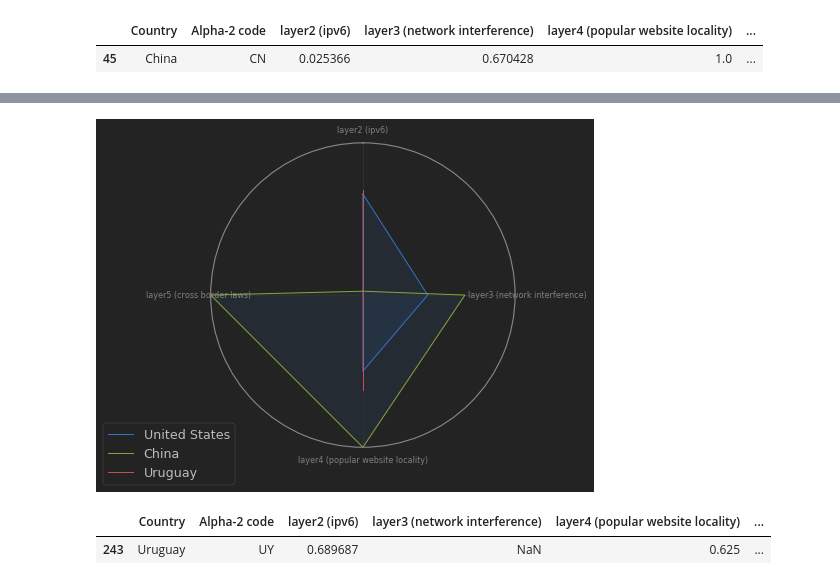
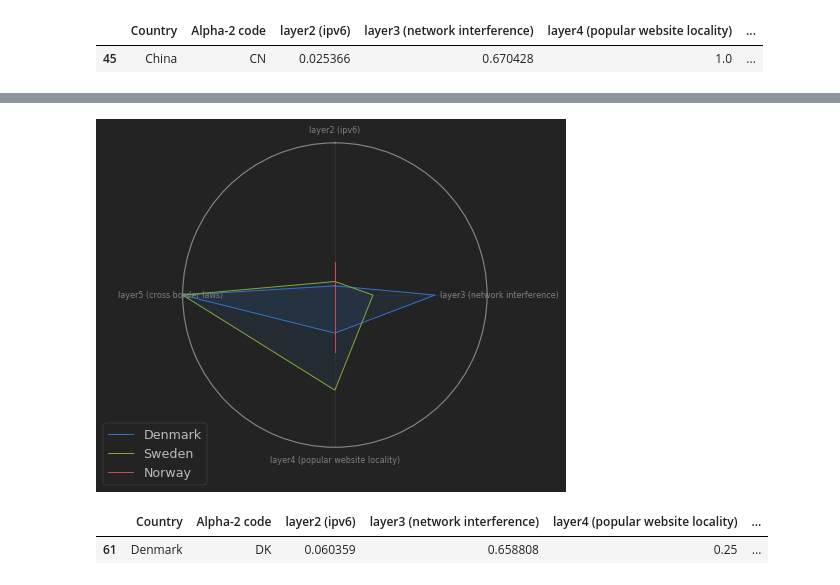
Before and after one commit to daylight-lab/III, a Jupyter notebook: analysis.ipynb, the cells around one changed output, grey strips where cells are left out. Saved outputs shown, nothing was run; the diff lists cells and outputs as text; code cells hidden in the pictures.

```diff
--- a/analysis.ipynb
+++ b/analysis.ipynb
@@ -145,13 +160,13 @@ radar_plot(
 # %%
 radar_plot(
-    find_country('US')\
-        .append(find_country('CN'))\
-        .append(find_country('UY'))
+    find_country('DK')\
+        .append(find_country('SE'))\
+        .append(find_country('NO'))
 )
 # %% [output]
-[figure, old version]
+[figure, new version]
 # %%
-find_country('UY')
+find_country('DK')
 # %% [output]
 |  | Country | Alpha-2 code | layer2 (ipv6) | layer3 (network interference) | layer4 (popular website locality) | ... |
-| 243 | Uruguay | UY | 0.689687 | NaN | 0.625 | ... |
+| 61 | Denmark | DK | 0.060359 | 0.658808 | 0.25 | ... |
```
Also changed, not shown: parts of 32 cells of this notebook, 2 other files.
